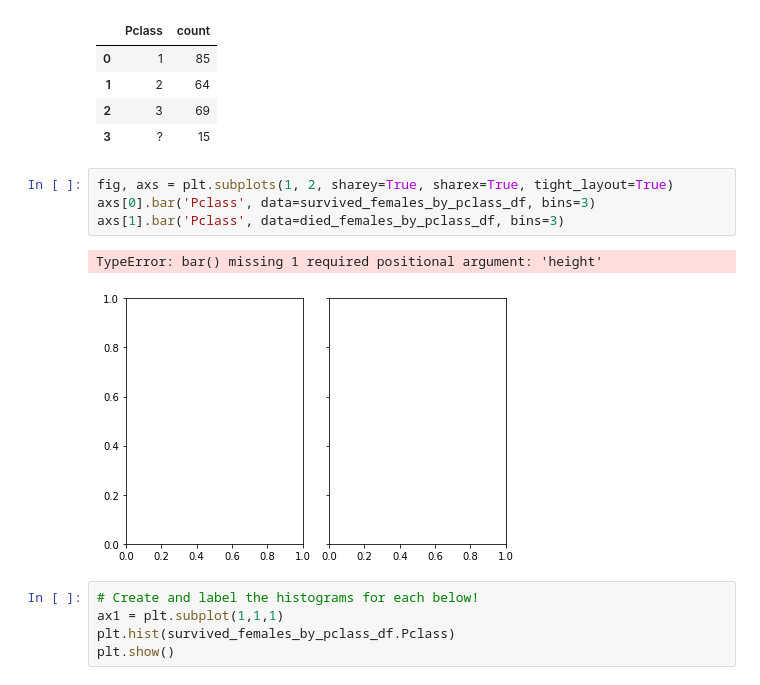
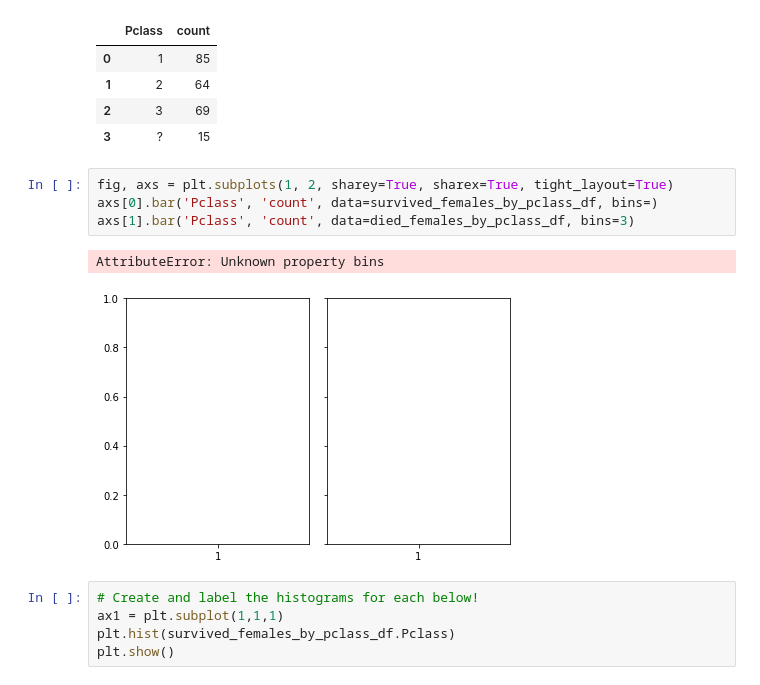
Before and after one commit to Pballer/dsc-using-sql-with-pandas-lab-dc-ds-071519, a Jupyter notebook: index.ipynb, the cells around one changed output. Drawn from its saved outputs; the diff is of its cells as text.

```diff
--- a/index.ipynb
+++ b/index.ipynb
@@ -306,11 +306,11 @@ survived_females_by_pclass_df.head()
 | 3 | ? | 15 |
 # %%
 fig, axs = plt.subplots(1, 2, sharey=True, sharex=True, tight_layout=True)
-axs[0].bar('Pclass', data=survived_females_by_pclass_df, bins=3)
-axs[1].bar('Pclass', data=died_females_by_pclass_df, bins=3)
+axs[0].bar('Pclass', 'count', data=survived_females_by_pclass_df, bins=)
+axs[1].bar('Pclass', 'count', data=died_females_by_pclass_df, bins=3)
 # %% [output]
-TypeError: bar() missing 1 required positional argument: 'height'
+AttributeError: Unknown property bins
-[figure, old version]
+[figure, new version]
 # %%
 # Create and label the histograms for each below!
 ax1 = plt.subplot(1,1,1)
```
